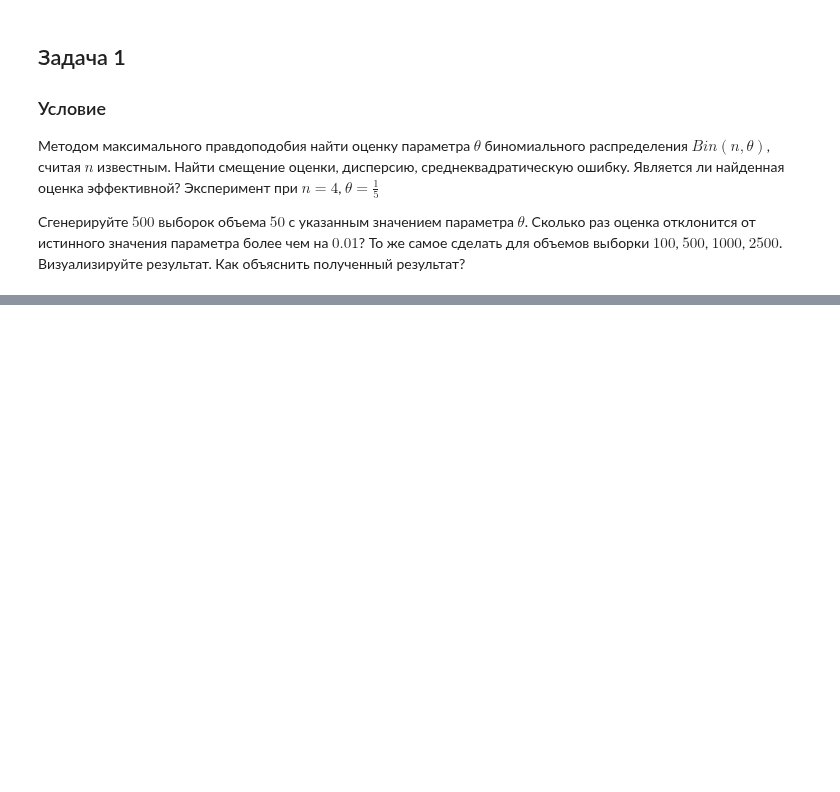
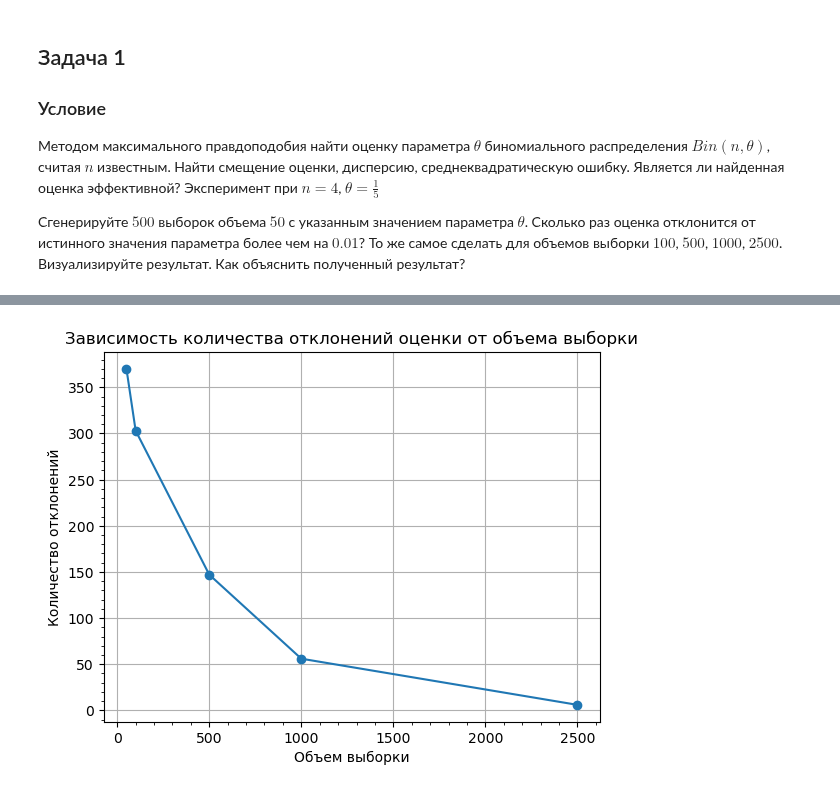
Before and after one commit to alexmoroz002/Math-Stat, a Jupyter notebook: Lab-2.ipynb, the cells around one changed output, grey strips where cells are left out. Drawn from its saved outputs; the diff is of its cells as text; code cells hidden in the pictures; blank space fills up the shorter version.

```diff
--- a/Lab-2.ipynb
+++ b/Lab-2.ipynb
@@ -27,6 +27,8 @@ from math import sqrt
 # %%
 n = 4
 theta = 1/5
+gen_count = 500
+eps = 0.01
 # %% [markdown]
 
 ### Решение
@@ -91,3 +98,0 @@ theta = 1/5
-# %%
-gen_arr = scp.stats.binom.rvs(n=4, p=0.2, size=1000)
-gen_arr.mean() / 4
@@ -95,0 +126,15 @@ gen_arr.mean() / 4
+# %%
+def count_diff(size):
+    counter = 0
+    for i in range(gen_count):
+        gen_arr = scp.stats.binom.rvs(n=n, p=theta, size=size)
+        p_est = gen_arr.mean() / n
+        if abs(p_est - theta) > 0.01:
+            counter += 1
+    return counter
+# %%
+diff_cnt = pd.DataFrame({'gen_size':[], 'diff_count':[]})
+gen_sizes = [50, 100, 500, 1000, 2500]
+for gen_size in gen_sizes:
+    diff_cnt.loc[len(diff_cnt.index)] = [gen_size, count_diff(gen_size)]
+diff_cnt
@@ -95,0 +148,10 @@ gen_arr.mean() / 4
+# %%
+plt.plot(diff_cnt['gen_size'], diff_cnt['diff_count'], marker='o')
+plt.grid()
+plt.minorticks_on()
+plt.title("Зависимость количества отклонений оценки от объема выборки")
+plt.xlabel("Объем выборки")
+plt.ylabel("Количество отклонений")
+plt.show()
+# %% [output]
+[figure, added]
```
Also changed, not shown: parts of 9 cells of this notebook.
